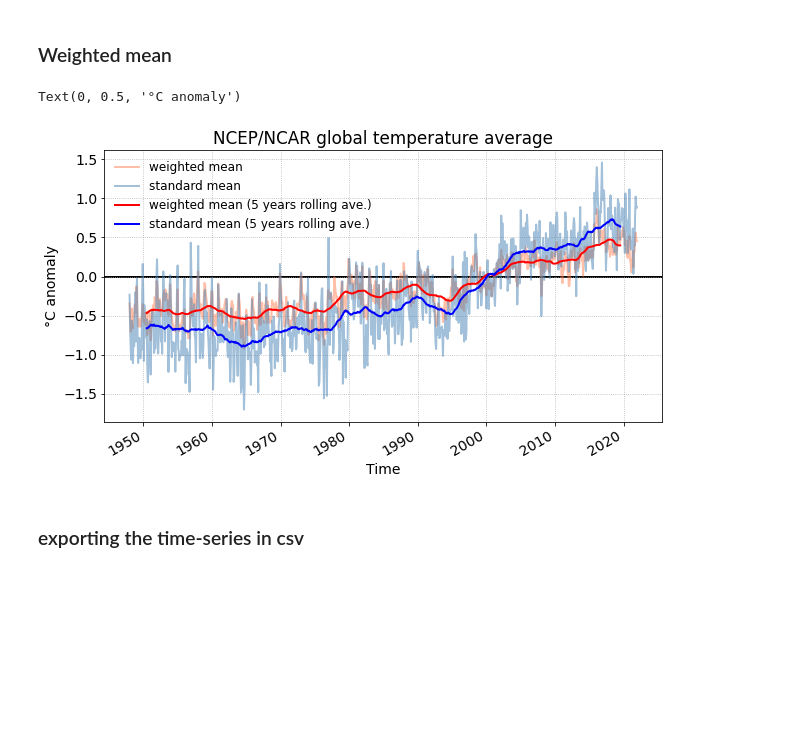
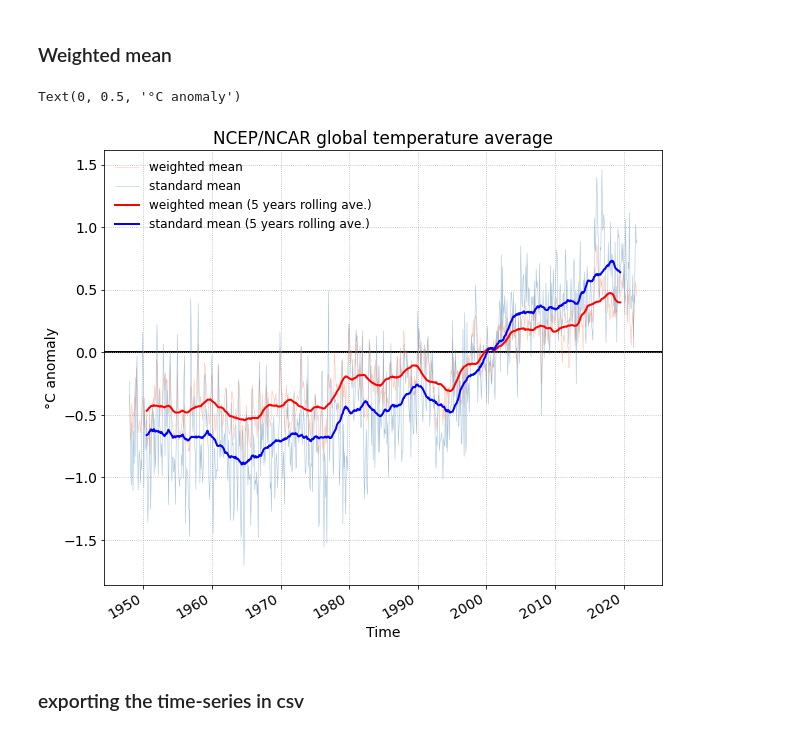
Before and after one commit to nicolasfauchereau/climate_data_analytics, a Jupyter notebook: notebooks/global_average_temp_NCEP.ipynb, the cells around one changed output. Drawn from its saved outputs; the diff is of its cells as text; code cells hidden in the pictures; blank space fills up the shorter version.

```diff
--- a/notebooks/global_average_temp_NCEP.ipynb
+++ b/notebooks/global_average_temp_NCEP.ipynb
@@ -219,0 +149,2 @@ grid_cell_area = area_grid(ncep_temp['lat'].values, ncep_temp['lon'].values)
+# %%
+latitudes = ncep_temp['lat']
@@ -219,0 +171,4 @@ grid_cell_area = area_grid(ncep_temp['lat'].values, ncep_temp['lon'].values)
+# %%
+weights = np.cos(np.deg2rad(latitudes))
+weights.name = "weights"
+weights
@@ -229,21 +206,23 @@ total_area_of_earth = grid_cell_area.sum(['lat','lon'])
 # %%
-weighted_mean = ((ncep_temp_anomalies['air'] * grid_cell_area) / total_area_of_earth).sum(['lat','lon'])
+weighted_mean = ncep_temp_anomalies['air'].weighted(weights)
+# %%
+weighted_mean = weighted_mean.mean(("lon", "lat"))
 # %%
 weighted_mean_smooth = weighted_mean.rolling(time=12*5, center=True).mean().dropna("time")
 # %%
 f, ax = plt.subplots()
-weighted_mean.plot(ax=ax, label='weighted mean', color='coral', alpha=0.5)
-standard_mean.plot(ax=ax, label='standard mean', color='steelblue', alpha=0.5)
+weighted_mean.plot(ax=ax, label='weighted mean', color='coral', lw=0.5, alpha=0.5)
+standard_mean.plot(ax=ax, label='standard mean', color='steelblue', lw=0.5, alpha=0.5)
 weighted_mean_smooth.plot(ax=ax, label='weighted mean (5 years rolling ave.)', color='r')
 standard_mean_smooth.plot(ax=ax, label='standard mean (5 years rolling ave.)', color='b')
 ax.legend(fontsize=12, frameon=False)
 ax.grid(ls=':')
 ax.axhline(0, color='k', zorder=0)
 ax.set_title('NCEP/NCAR global temperature average')
 ax.set_ylabel('\u00B0C' + ' anomaly')
 # %% [output]
 Text(0, 0.5, '°C anomaly')
-[figure, old version]
+[figure, new version]
 # %% [markdown]
 ### exporting the time-series in csv
 # %%
```
Also changed, not shown: parts of 42 cells of this notebook, 1 other file.
